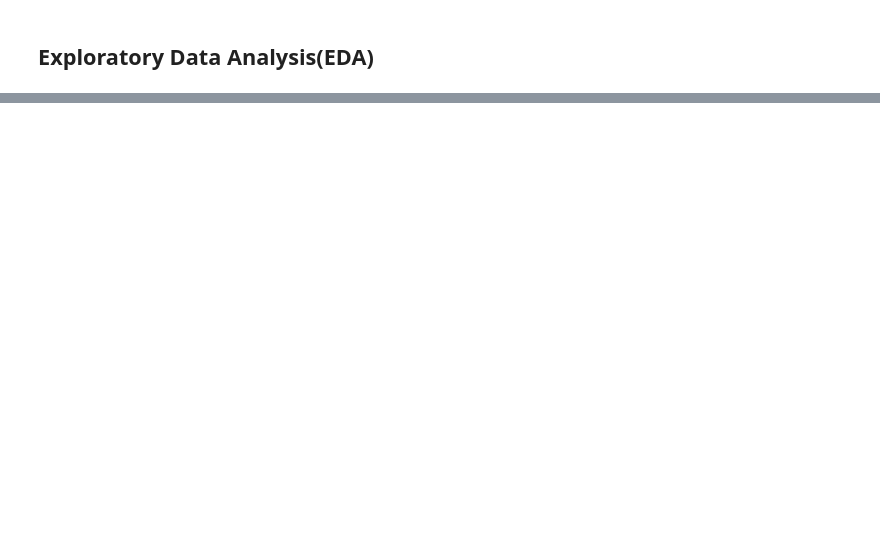
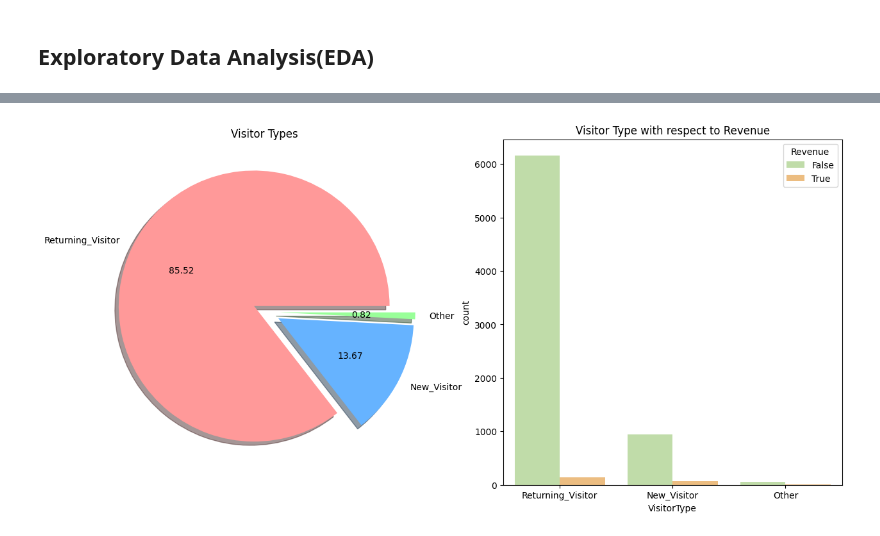
Before and after one commit to LeiYang0914/dataAnalytic, a Jupyter notebook: online_shopper.ipynb, the cells around one changed output, grey strips where cells are left out. Saved outputs shown, nothing was run; the diff lists cells and outputs as text; code cells hidden in the pictures; blank space fills up the shorter version.

```diff
--- a/online_shopper.ipynb
+++ b/online_shopper.ipynb
@@ -357,0 +386,18 @@ print(df.head())
+# %%
+plt.figure(figsize = (15,7))
+plt.subplot(1,2,1)
+plt.title('Visitor Types ')
+plt.pie(x = df['VisitorType'].value_counts(),
+       labels =['Returning_Visitor', 'New_Visitor', 'Other'] ,
+       autopct='%.2f',
+       colors=['#ff9999','#66b3ff','#99ff99'],
+       shadow = True,
+       explode = (0.1,0.1,0.1))
+
+
+plt.subplot(1,2,2)
+plt.title('Visitor Type with respect to Revenue')
+sns.countplot(x= 'VisitorType', hue = 'Revenue', data = df, palette='Spectral_r')
+plt.show()
+# %% [output]
+[figure, added]
```
Also changed, not shown: parts of 16 cells of this notebook.
